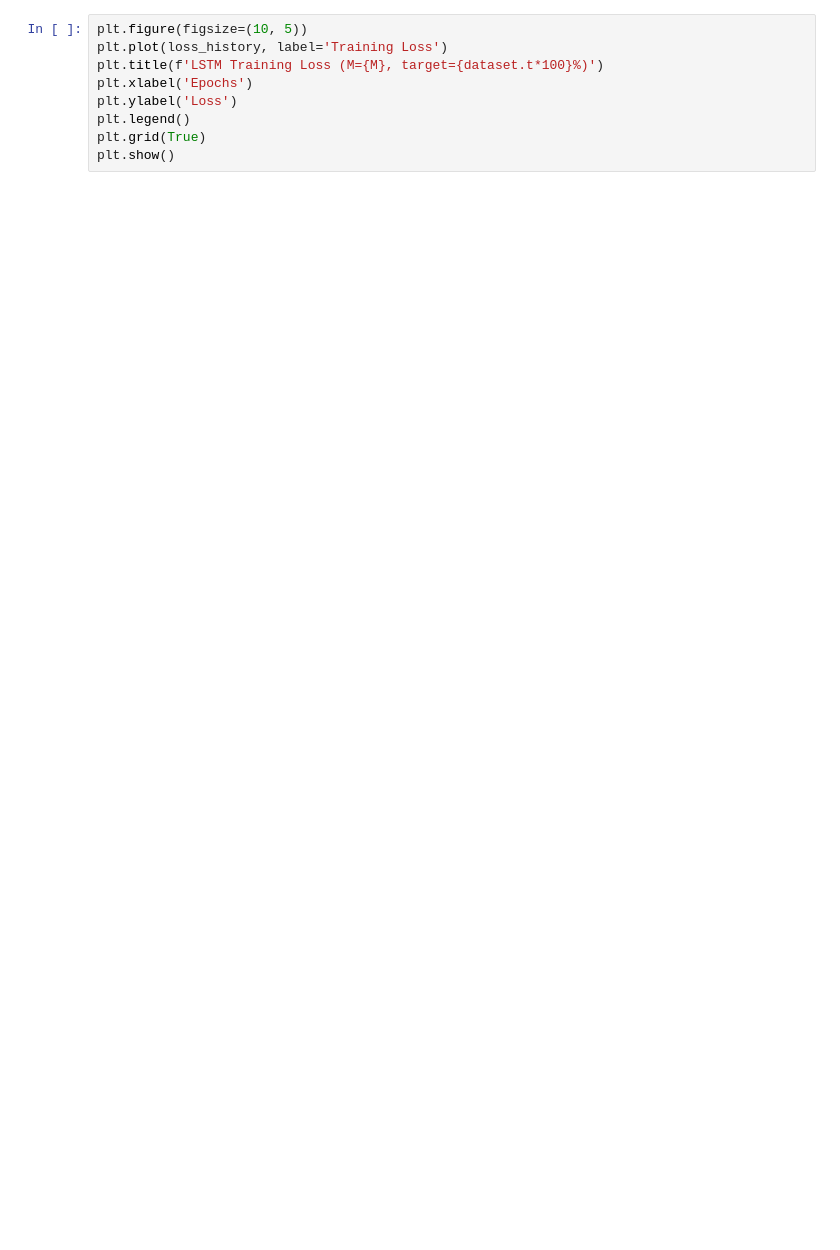
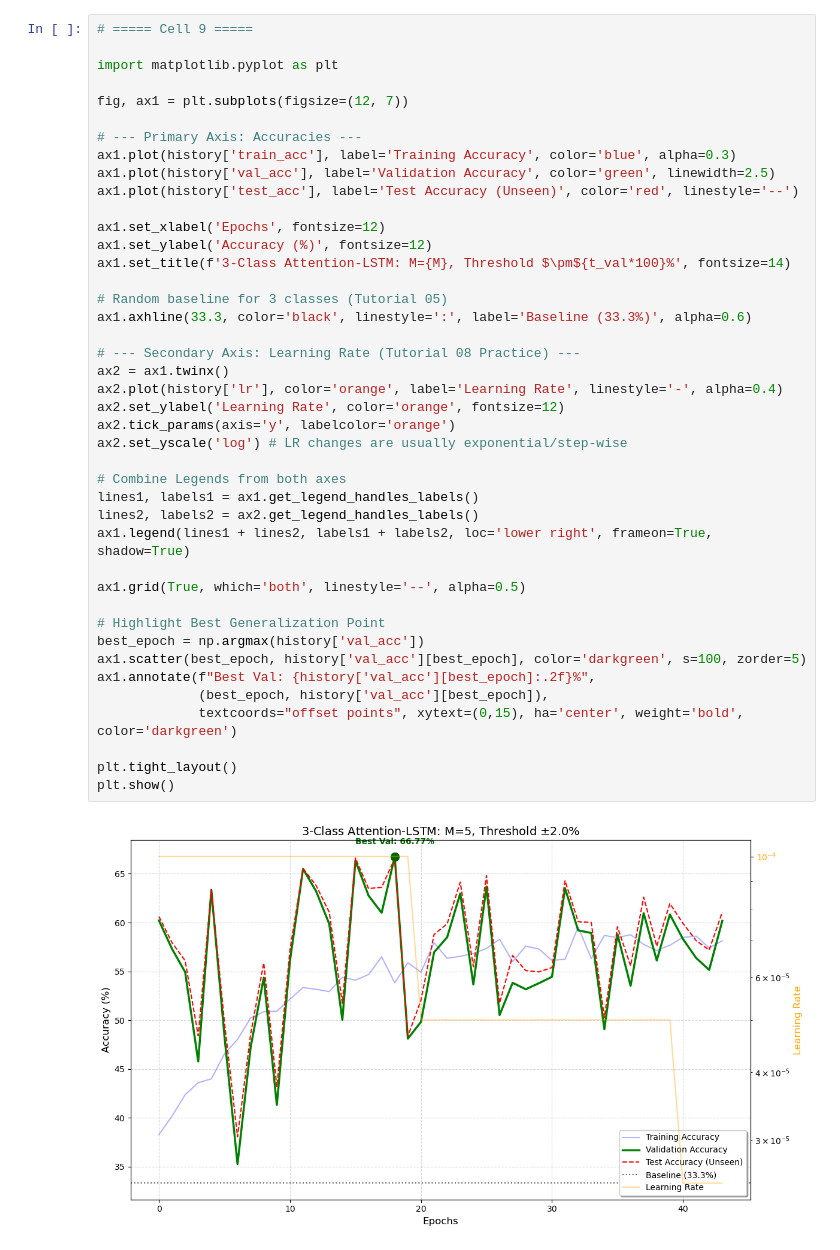
Before and after one commit to Galsiegel/deep_final_project, a Jupyter notebook: Notebooks/stock_lstm_control.ipynb, the cells around one changed output. Saved outputs shown, nothing was run; the diff lists cells and outputs as text; blank space fills up the shorter version.

```diff
--- a/Notebooks/stock_lstm_control.ipynb
+++ b/Notebooks/stock_lstm_control.ipynb
@@ -267,9 +337,44 @@ print("Training Complete.")
 # %%
-plt.figure(figsize=(10, 5))
-plt.plot(loss_history, label='Training Loss')
-plt.title(f'LSTM Training Loss (M={M}, target={dataset.t*100}%)')
-plt.xlabel('Epochs')
-plt.ylabel('Loss')
-plt.legend()
-plt.grid(True)
+# ===== Cell 9 =====
+
+import matplotlib.pyplot as plt
+
+fig, ax1 = plt.subplots(figsize=(12, 7))
+
+# --- Primary Axis: Accuracies ---
+ax1.plot(history['train_acc'], label='Training Accuracy', color='blue', alpha=0.3)
+ax1.plot(history['val_acc'], label='Validation Accuracy', color='green', linewidth=2.5)
+ax1.plot(history['test_acc'], label='Test Accuracy (Unseen)', color='red', linestyle='--')
+
+ax1.set_xlabel('Epochs', fontsize=12)
+ax1.set_ylabel('Accuracy (%)', fontsize=12)
+ax1.set_title(f'3-Class Attention-LSTM: M={M}, Threshold $\pm${t_val*100}%', fontsize=14)
+
+# Random baseline for 3 classes (Tutorial 05)
+ax1.axhline(33.3, color='black', linestyle=':', label='Baseline (33.3%)', alpha=0.6)
+
+# --- Secondary Axis: Learning Rate (Tutorial 08 Practice) ---
+ax2 = ax1.twinx()
+ax2.plot(history['lr'], color='orange', label='Learning Rate', linestyle='-', alpha=0.4)
+ax2.set_ylabel('Learning Rate', color='orange', fontsize=12)
+ax2.tick_params(axis='y', labelcolor='orange')
+ax2.set_yscale('log') # LR changes are usually exponential/step-wise
+
+# Combine Legends from both axes
+lines1, labels1 = ax1.get_legend_handles_labels()
+lines2, labels2 = ax2.get_legend_handles_labels()
+ax1.legend(lines1 + lines2, labels1 + labels2, loc='lower right', frameon=True, shadow=True)
+
+ax1.grid(True, which='both', linestyle='--', alpha=0.5)
+
+# Highlight Best Generalization Point
+best_epoch = np.argmax(history['val_acc'])
+ax1.scatter(best_epoch, history['val_acc'][best_epoch], color='darkgreen', s=100, zorder=5)
+ax1.annotate(f"Best Val: {history['val_acc'][best_epoch]:.2f}%",
+             (best_epoch, history['val_acc'][best_epoch]),
+             textcoords="offset points", xytext=(0,15), ha='center', weight='bold', color='darkgreen')
+
+plt.tight_layout()
 plt.show()
+# %% [output]
+[figure, added]
```
Also changed, not shown: parts of 9 cells of this notebook, 2 other files.
